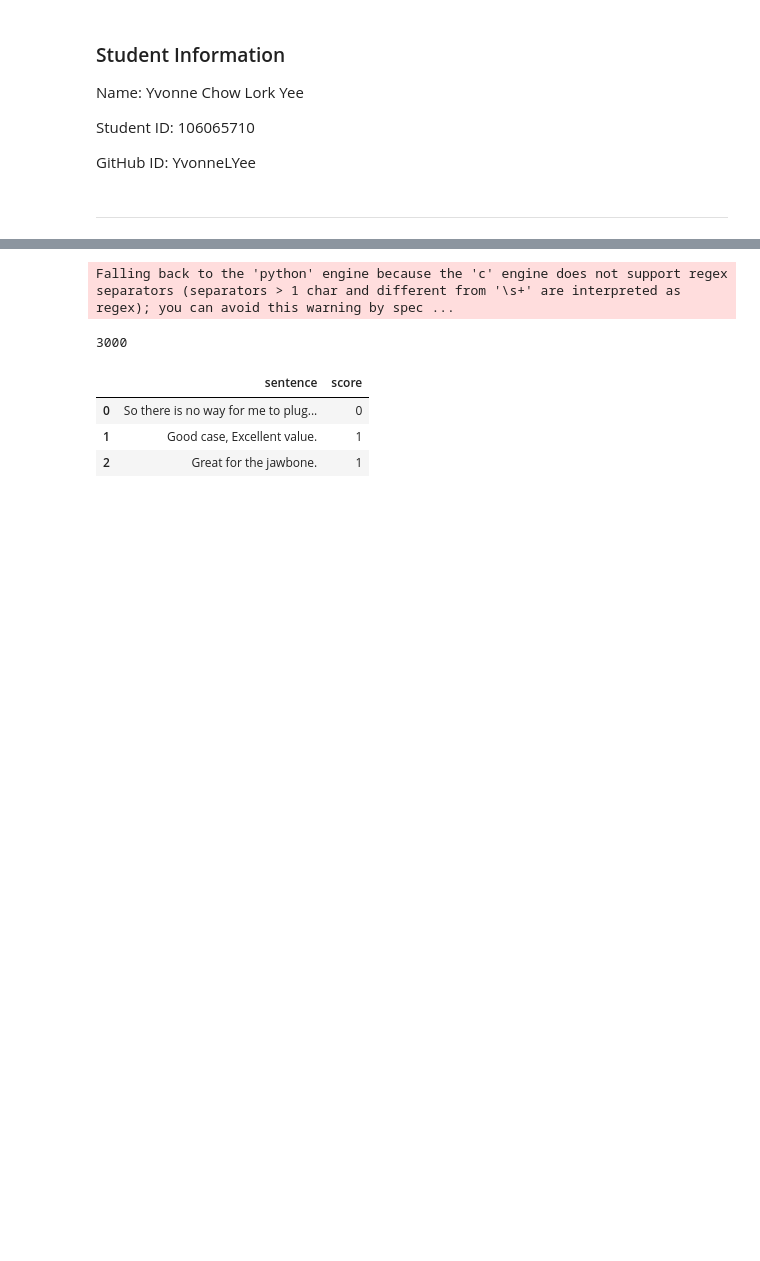
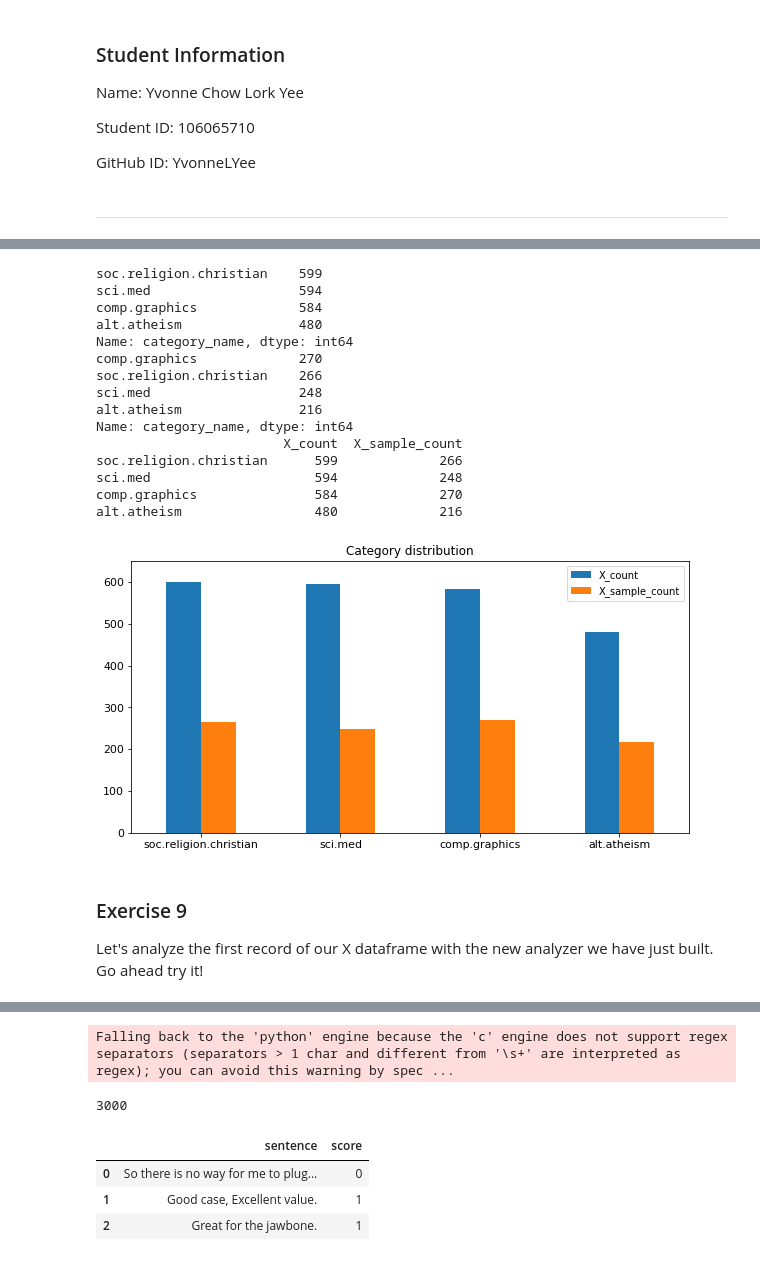
Before and after one commit to YvonneLYee/dm_2018_hw_1, a Jupyter notebook: YvonneChow_106065710.ipynb, the cells around one changed output, grey strips where cells are left out. Cells and saved outputs as stored; diff of their text form; code cells hidden in the pictures; blank space fills up the shorter version.

```diff
--- a/YvonneChow_106065710.ipynb
+++ b/YvonneChow_106065710.ipynb
@@ -13,0 +167,35 @@ GitHub ID: YvonneLYee
+# %%
+# Answer here
+print(X.category_name.value_counts())
+X_count = X.category_name.value_counts()
+print(X_sample.category_name.value_counts())
+X_sample_count = X_sample.category_name.value_counts()
+index = ['soc.religion.christian','sci.med','comp.graphics','alt.atheism']
+
+df = pd.DataFrame({'X_count': X_count,'X_sample_count': X_sample_count}, index = index)
+print(df)
+ax = df.plot.bar(title = 'Category distribution',
+                 ylim = [0, 650],
+                 rot = 0,
+                 fontsize = 11,
+                 figsize = (10,5))
+# %% [output]
+soc.religion.christian    599
+sci.med                   594
+comp.graphics             584
+alt.atheism               480
+Name: category_name, dtype: int64
+comp.graphics             270
+soc.religion.christian    266
+sci.med                   248
+alt.atheism               216
+Name: category_name, dtype: int64
+                        X_count  X_sample_count
+soc.religion.christian      599             266
+sci.med                     594             248
+comp.graphics               584             270
+alt.atheism                 480             216
+[figure, added]
+# %% [markdown]
+### Exercise 9
+Let's analyze the first record of our X dataframe with the new analyzer we have just built. Go ahead try it!
```
Also changed, not shown: parts of 62 cells of this notebook.
